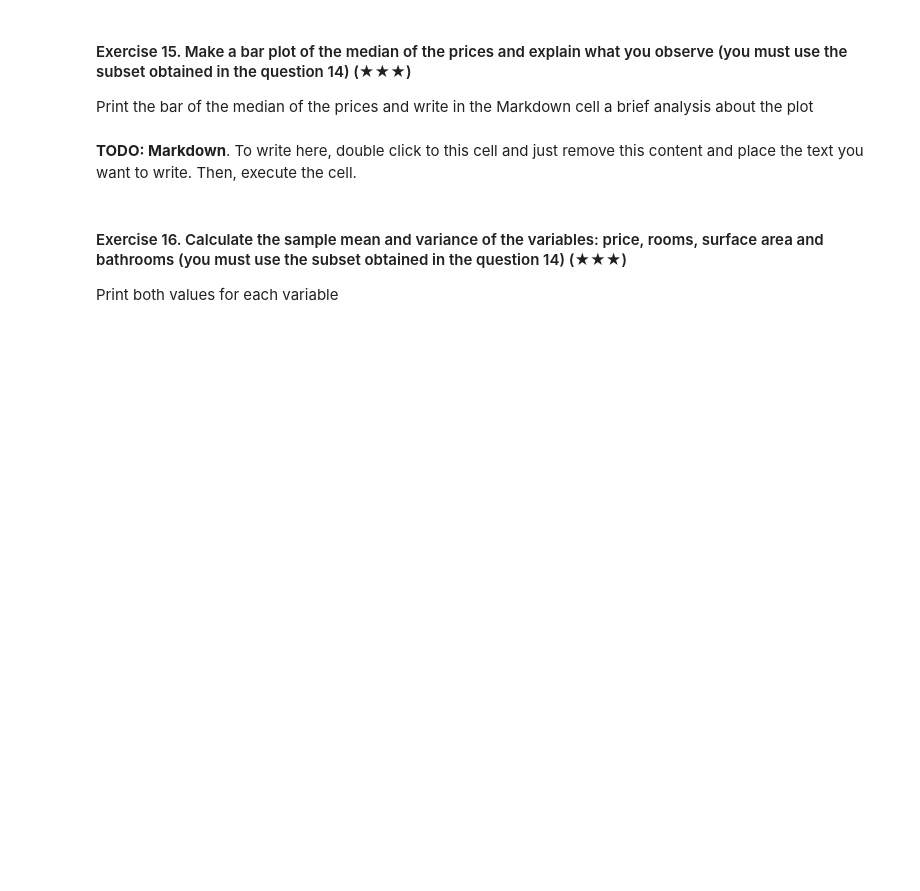
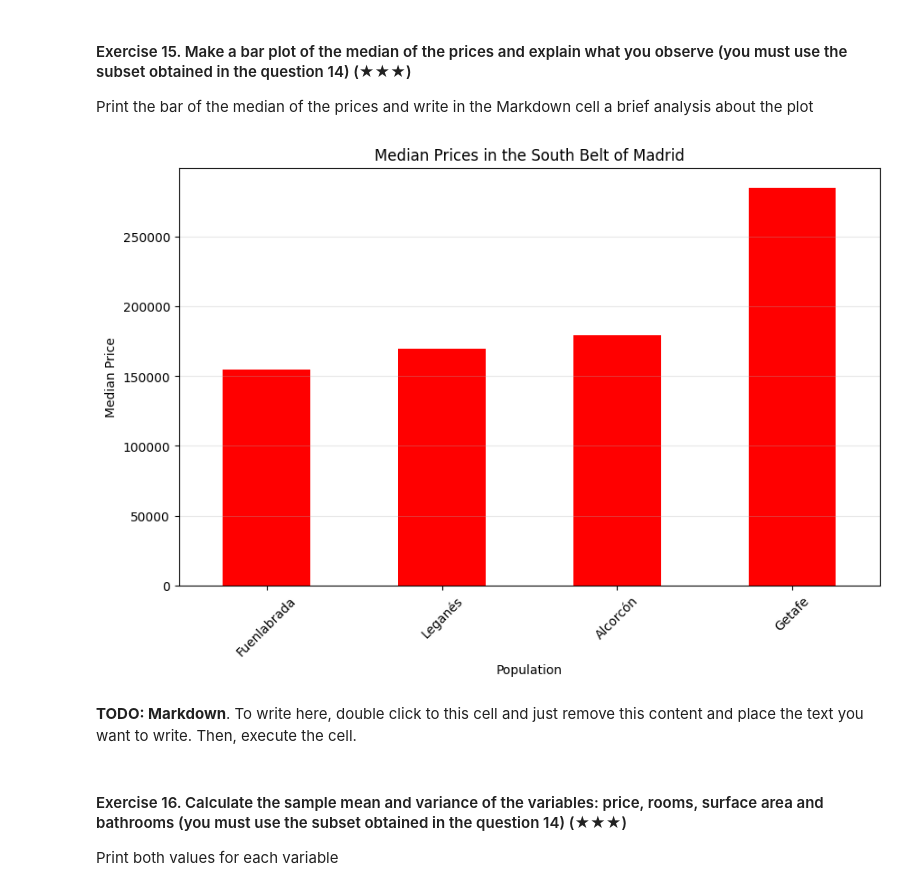
Before and after one commit to 4GeeksAcademy/realestate-datacleanup-exercise, a Jupyter notebook: project.ipynb, the cells around one changed output. Cells and saved outputs as stored; diff of their text form; code cells hidden in the pictures; blank space fills up the shorter version.

```diff
--- a/project.ipynb
+++ b/project.ipynb
@@ -293,5 +405,9 @@ print(most_entries_city)
 
 Hint: Filter the original DataFrame using the column `level5` and the function `isin`
 # %%
-south_belt = ds["level5"].isin("Fuenlabrada","Leganés","Getafe","Alcorcón")
-print(ds[south_belt])
+
+south_belt_populations = ["Fuenlabrada", "Leganés", "Getafe", "Alcorcón"]
+
+south_belt = ds[ds["level5"].isin(south_belt_populations)]
+
+print(south_belt)
@@ -300,25 +434,19 @@ print(ds[south_belt])
 
 Print the bar of the median of the prices and write in the Markdown cell a brief analysis about the plot
 # %%
-south_belt = ds["level5"].isin("Fuenlabrada","Leganés","Getafe","Alcorcón")
-(ds[south_belt])
+median_prices = south_belt.groupby('level5')['price'].median().sort_values()
 
-# Load your dataset into a Pandas DataFrame
-df = pd.read_csv('your_dataset.csv')
-
-# Calculate the median price
-median_price = df['Median_Price'].median()
-
-# Create the bar plot
-plt.bar('Median Price', median_price)
-
-# Add labels and a title
-plt.xlabel('Category or Label')
-plt.ylabel('Median Price')
-plt.title('Median Prices Bar Plot')
-
-# Show the plot
+# Create a bar plot
+plt.figure(figsize=(10, 6))
+median_prices.plot(kind='bar', color='red')
+plt.title("Median Prices in the South Belt of Madrid")
+plt.xlabel("Population")
+plt.ylabel("Median Price")
+plt.xticks(rotation=45)
+plt.grid(axis='y', alpha=0.3)
 plt.show()
+# %% [output]
+[figure, added]
 # %% [markdown]
 **TODO: Markdown**. To write here, double click to this cell and just remove this content and place the text you want to write. Then, execute the cell.
 # %% [markdown]
```
Also changed, not shown: parts of 20 cells of this notebook.
